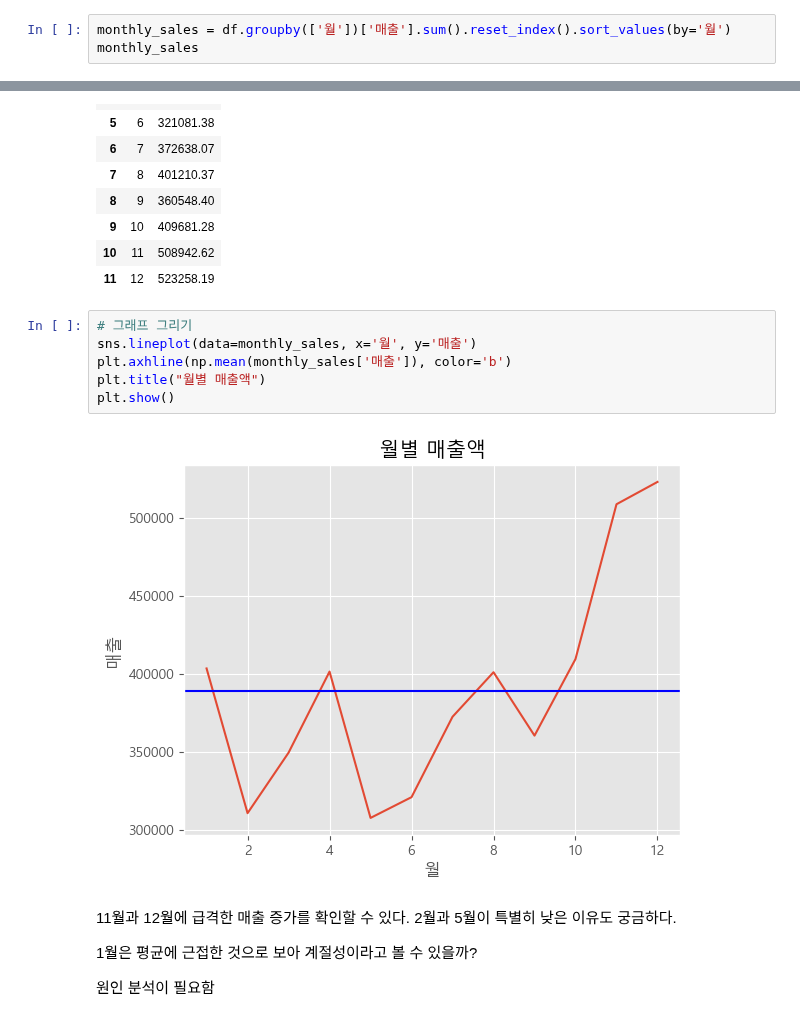
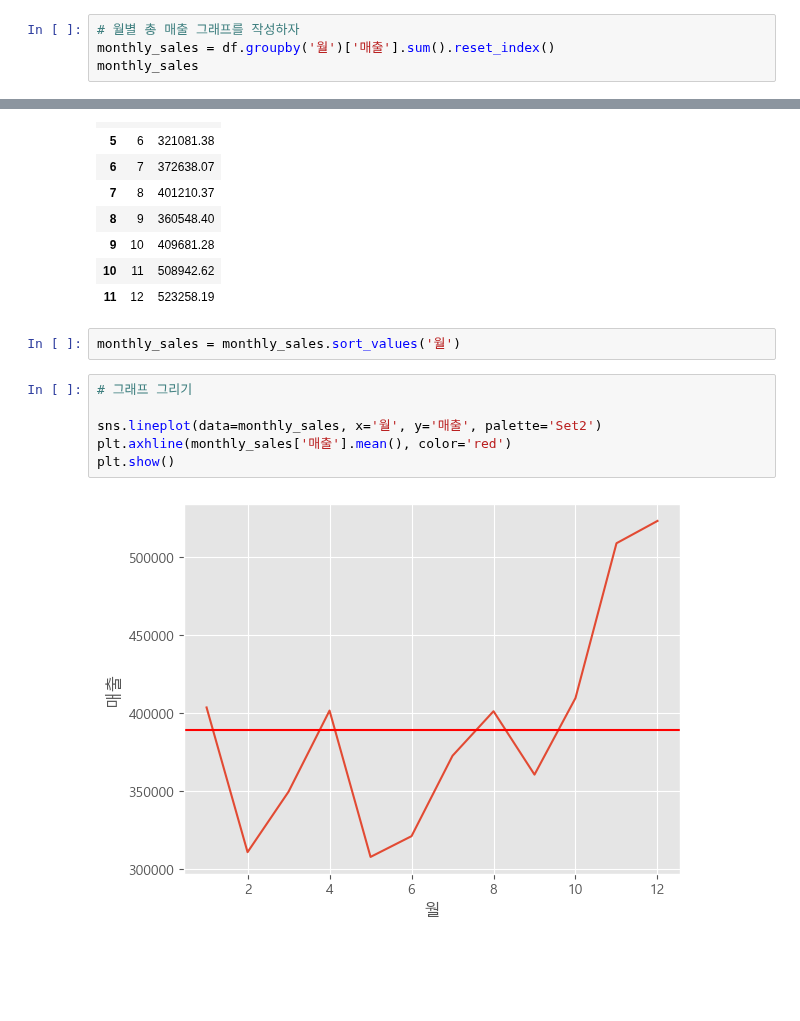
Before and after one commit to tiod0611/practice_language, a Jupyter notebook: python/데이터분석/ecommerce/훈태박사_공유코드.ipynb, the cells around one changed output, grey strips where cells are left out. Saved outputs shown, nothing was run; the diff lists cells and outputs as text; blank space fills up the shorter version.

```diff
--- a/python/데이터분석/ecommerce/훈태박사_공유코드.ipynb
+++ b/python/데이터분석/ecommerce/훈태박사_공유코드.ipynb
@@ -539,5 +480,6 @@ df.sample()
 # %%
-monthly_sales = df.groupby(['월'])['매출'].sum().reset_index().sort_values(by='월')
+# 월별 총 매출 그래프를 작성하자
+monthly_sales = df.groupby('월')['매출'].sum().reset_index()
 monthly_sales
 # %% [output]
 |  | 월 | 매출 |
@@ -553,18 +495,13 @@ monthly_sales
 | 9 | 10 | 409681.28 |
 | 10 | 11 | 508942.62 |
 | 11 | 12 | 523258.19 |
+# %%
+monthly_sales = monthly_sales.sort_values('월')
 # %%
 # 그래프 그리기
-sns.lineplot(data=monthly_sales, x='월', y='매출')
-plt.axhline(np.mean(monthly_sales['매출']), color='b')
-plt.title("월별 매출액")
+
+sns.lineplot(data=monthly_sales, x='월', y='매출', palette='Set2')
+plt.axhline(monthly_sales['매출'].mean(), color='red')
 plt.show()
 # %% [output]
-[figure, old version]
+[figure, new version]
-# %% [markdown]
-11월과 12월에 급격한 매출 증가를 확인할 수 있다.
-2월과 5월이 특별히 낮은 이유도 궁금하다.
-
-1월은 평균에 근접한 것으로 보아 계절성이라고 볼 수 있을까?
-
-원인 분석이 필요함
```
Also changed, not shown: parts of 18 cells of this notebook.
